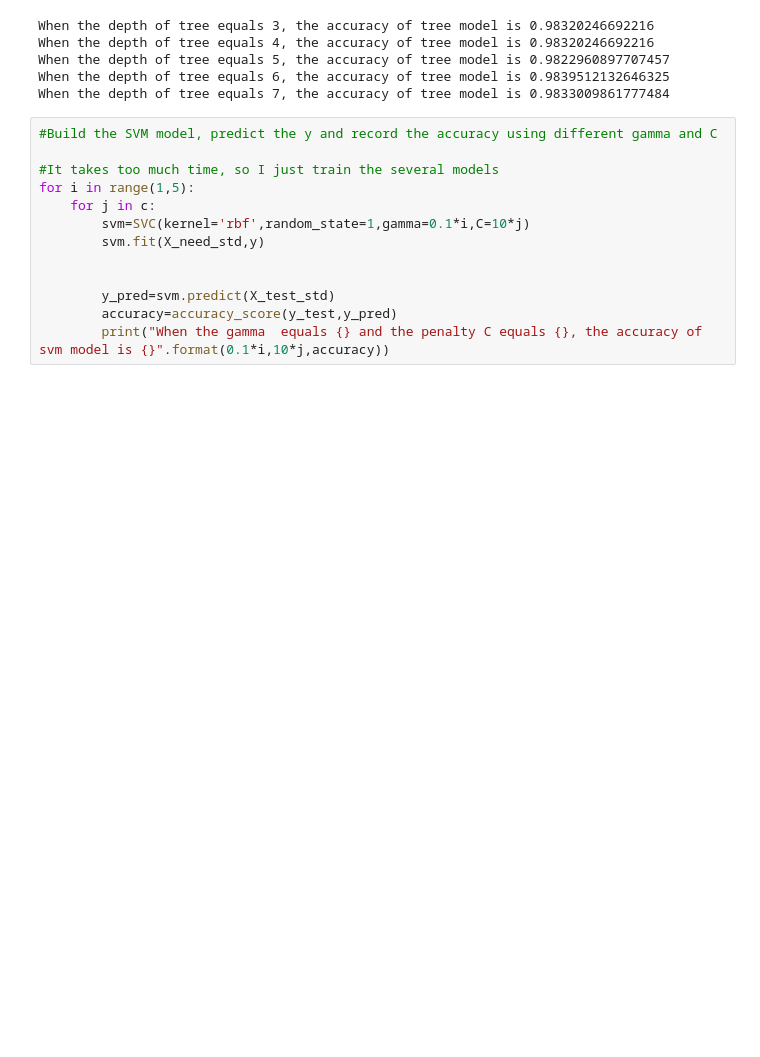
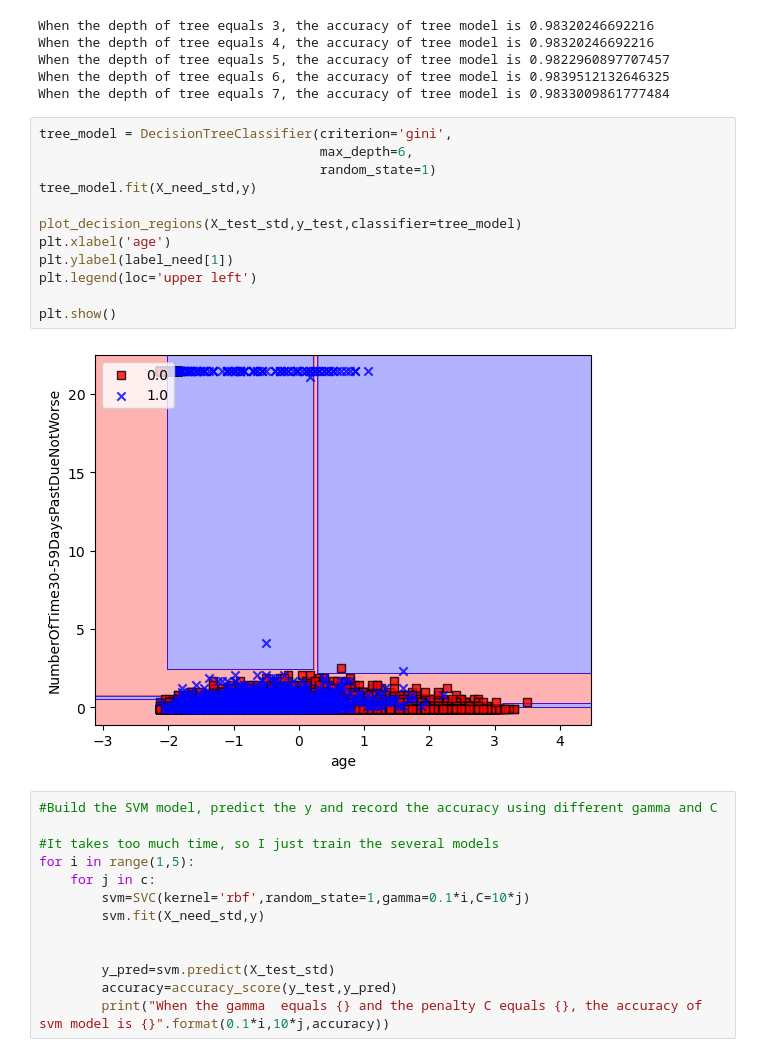
Before and after one commit to Jeff-cyberprog/PHBS_MLF_2023, a Jupyter notebook: HW1/HW1.ipynb, the cells around one changed output. Drawn from its saved outputs; the diff is of its cells as text; blank space fills up the shorter version.

```diff
--- a/HW1/HW1.ipynb
+++ b/HW1/HW1.ipynb
@@ -271,6 +283,20 @@ When the depth of tree equals 4, the accuracy of tree model is 0.98320246692216
 When the depth of tree equals 5, the accuracy of tree model is 0.9822960897707457
 When the depth of tree equals 6, the accuracy of tree model is 0.9839512132646325
 When the depth of tree equals 7, the accuracy of tree model is 0.9833009861777484
+# %%
+tree_model = DecisionTreeClassifier(criterion='gini',
+                                    max_depth=6,
+                                    random_state=1)
+tree_model.fit(X_need_std,y)
+
+plot_decision_regions(X_test_std,y_test,classifier=tree_model)
+plt.xlabel('age')
+plt.ylabel(label_need[1])
+plt.legend(loc='upper left')
+
+plt.show()
+# %% [output]
+[figure, added]
 # %%
 #Build the SVM model, predict the y and record the accuracy using different gamma and C
 
```
Also changed, not shown: parts of 3 cells of this notebook.
